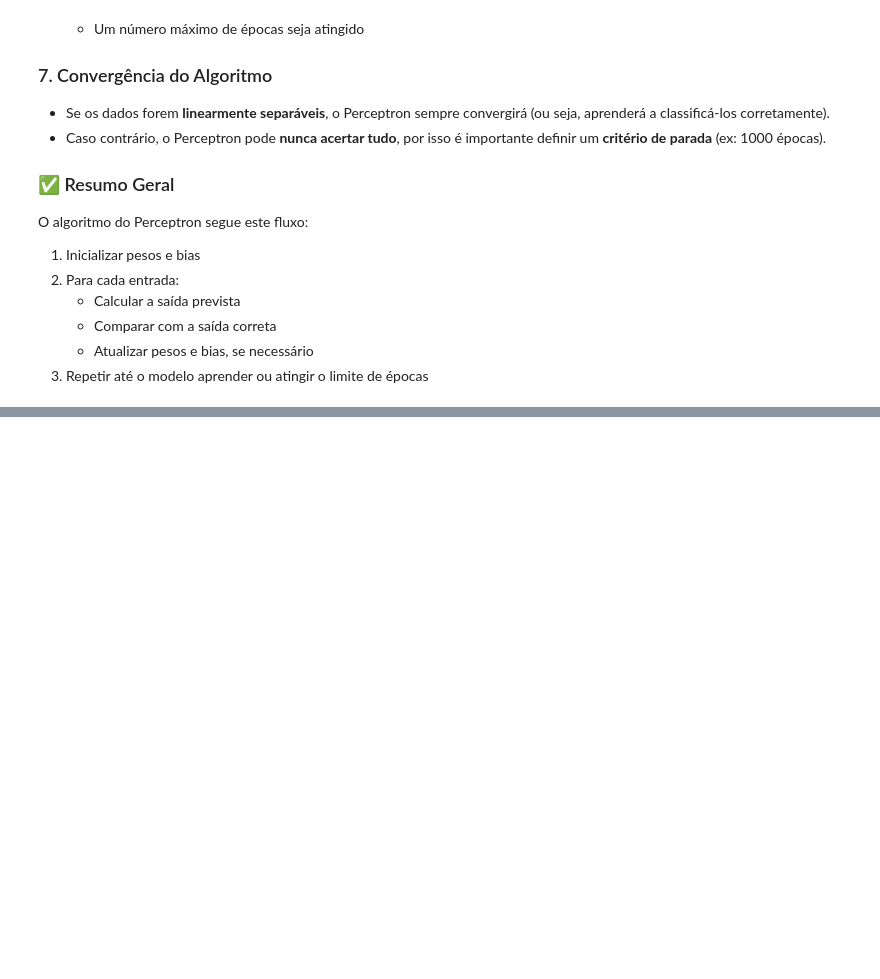
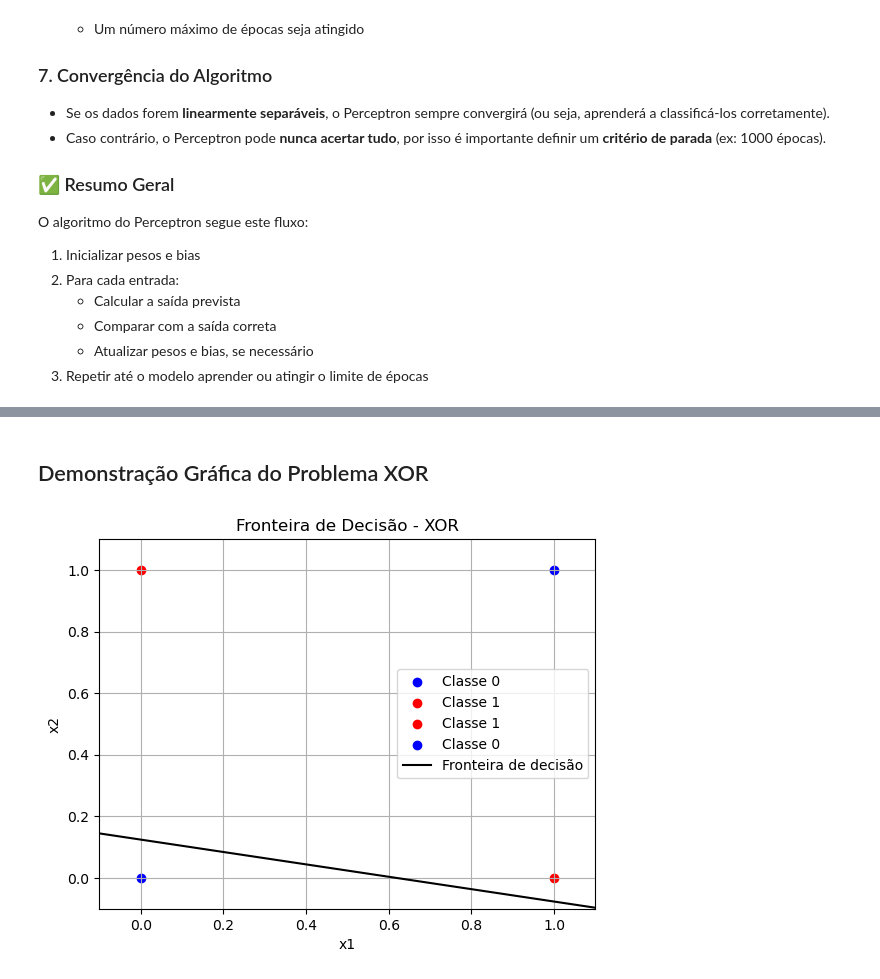
Before and after one commit to joaopedroalcn/G_JOAOPEDROALCANTARA_PERCEPTRON, a Jupyter notebook: perceptron.ipynb, the cells around one changed output, grey strips where cells are left out. Saved outputs shown, nothing was run; the diff lists cells and outputs as text; code cells hidden in the pictures; blank space fills up the shorter version.

```diff
--- a/perceptron.ipynb
+++ b/perceptron.ipynb
@@ -291,0 +457,40 @@ O algoritmo do Perceptron segue este fluxo:
+# %% [markdown]
+## Demonstração Gráfica do Problema XOR
+# %%
+# Dados manuais para o problema XOR
+dados_xor = [
+    ([0, 0], 0),
+    ([0, 1], 1),
+    ([1, 0], 1),
+    ([1, 1], 0)
+]
+
+# Treinamento com o Perceptron para o problema XOR
+pesos_xor, bias_xor, hist_pesos_xor, hist_erros_xor = treinar_perceptron(dados_xor)
+
+# Função para plotar o resultado do XOR
+def plot_resultado_xor(dados, pesos, bias, titulo):
+    x = np.linspace(-0.1, 1.1, 100)
+    y = -(pesos[0] * x + bias) / pesos[1]
+
+    # Pontos
+    for entrada, esperado in dados:
+        cor = 'blue' if esperado == 0 else 'red'
+        plt.scatter(entrada[0], entrada[1], color=cor, label=f"Classe {esperado}")
+
+    # Linha de decisão
+    plt.plot(x, y, '-k', label='Fronteira de decisão')
+
+    plt.title(titulo)
+    plt.xlabel("x1")
+    plt.ylabel("x2")
+    plt.grid(True)
+    plt.xlim(-0.1, 1.1)
+    plt.ylim(-0.1, 1.1)
+    plt.legend()
+    plt.show()
+
+# Gráfico do XOR
+plot_resultado_xor(dados_xor, pesos_xor, bias_xor, "Fronteira de Decisão - XOR")
+# %% [output]
+[figure, added]
```
Also changed, not shown: parts of 10 cells of this notebook.
